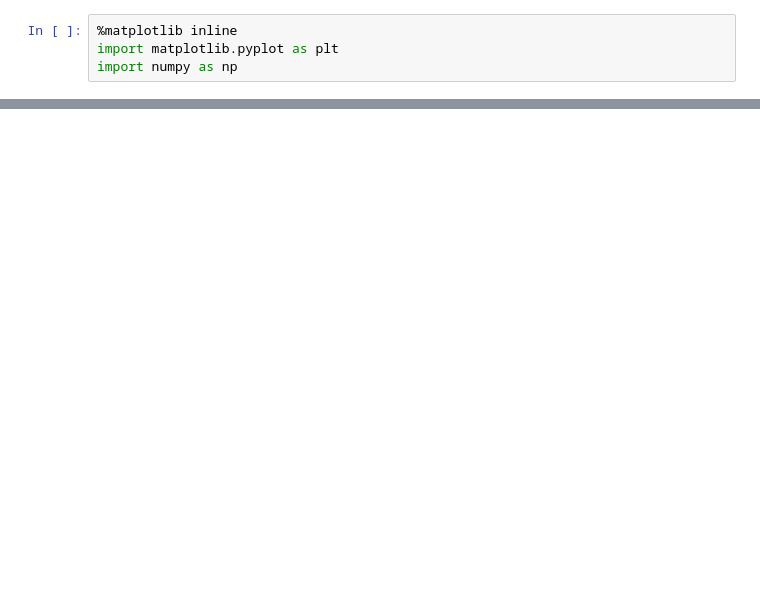
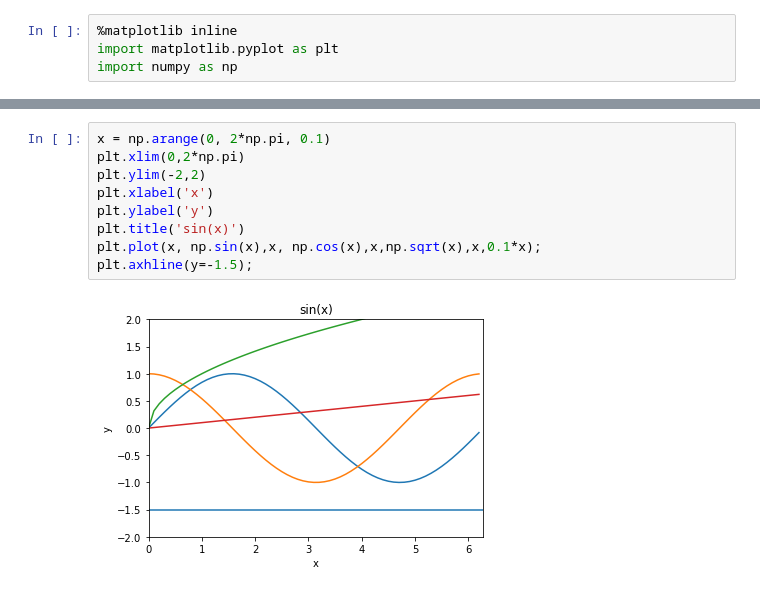
Before and after one commit to bjmin/bmin_comphys, a Jupyter notebook: cp03/comphys03-2.ipynb, the cells around one changed output, grey strips where cells are left out. Cells and saved outputs as stored; diff of their text form; blank space fills up the shorter version.

```diff
--- a/cp03/comphys03-2.ipynb
+++ b/cp03/comphys03-2.ipynb
@@ -10,0 +22,11 @@ plt.title('sin(x)');
+# %%
+x = np.arange(0, 2*np.pi, 0.1)
+plt.xlim(0,2*np.pi)
+plt.ylim(-2,2)
+plt.xlabel('x')
+plt.ylabel('y')
+plt.title('sin(x)')
+plt.plot(x, np.sin(x),x, np.cos(x),x,np.sqrt(x),x,0.1*x);
+plt.axhline(y=-1.5);
+# %% [output]
+[figure, added]
```
Also changed, not shown: parts of 22 cells of this notebook.
